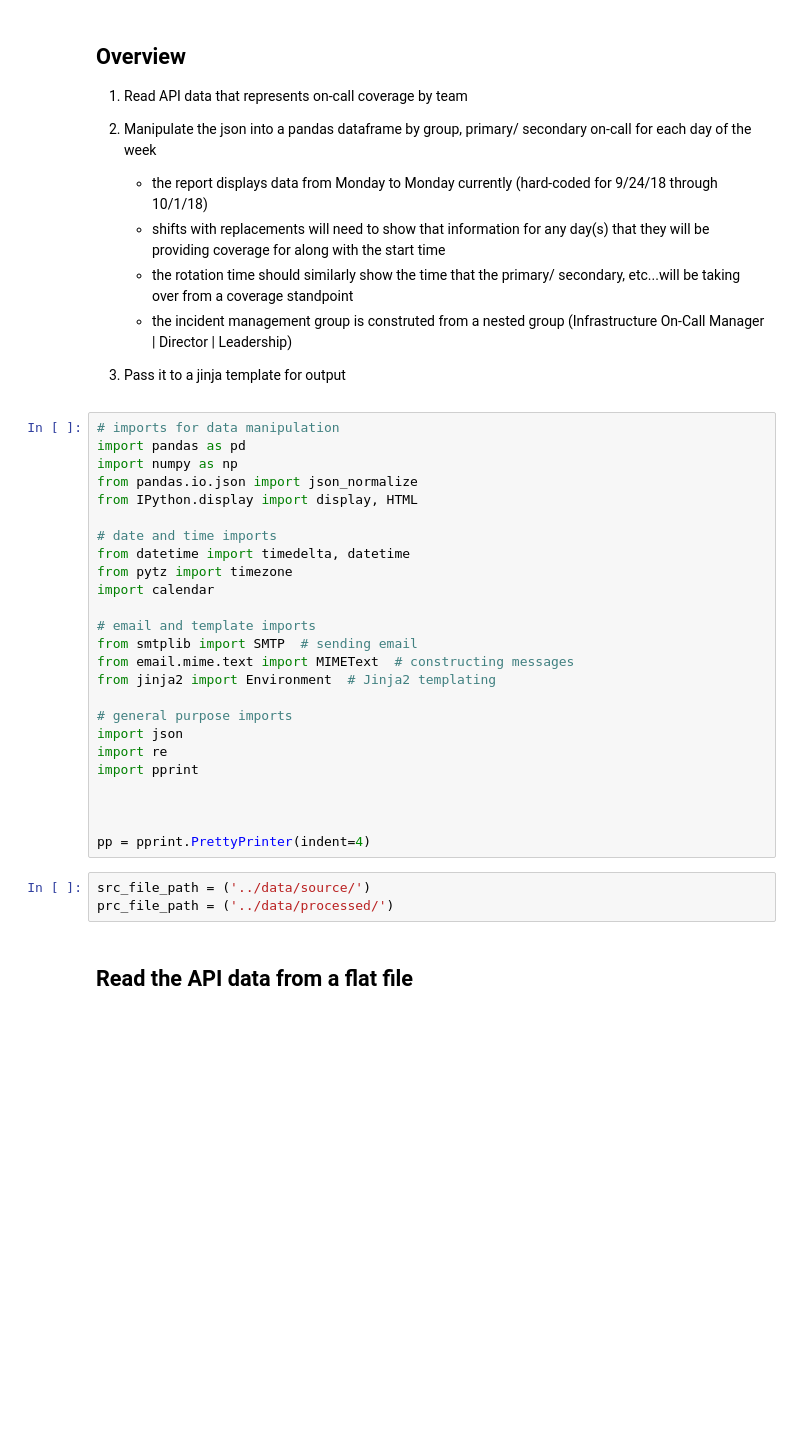
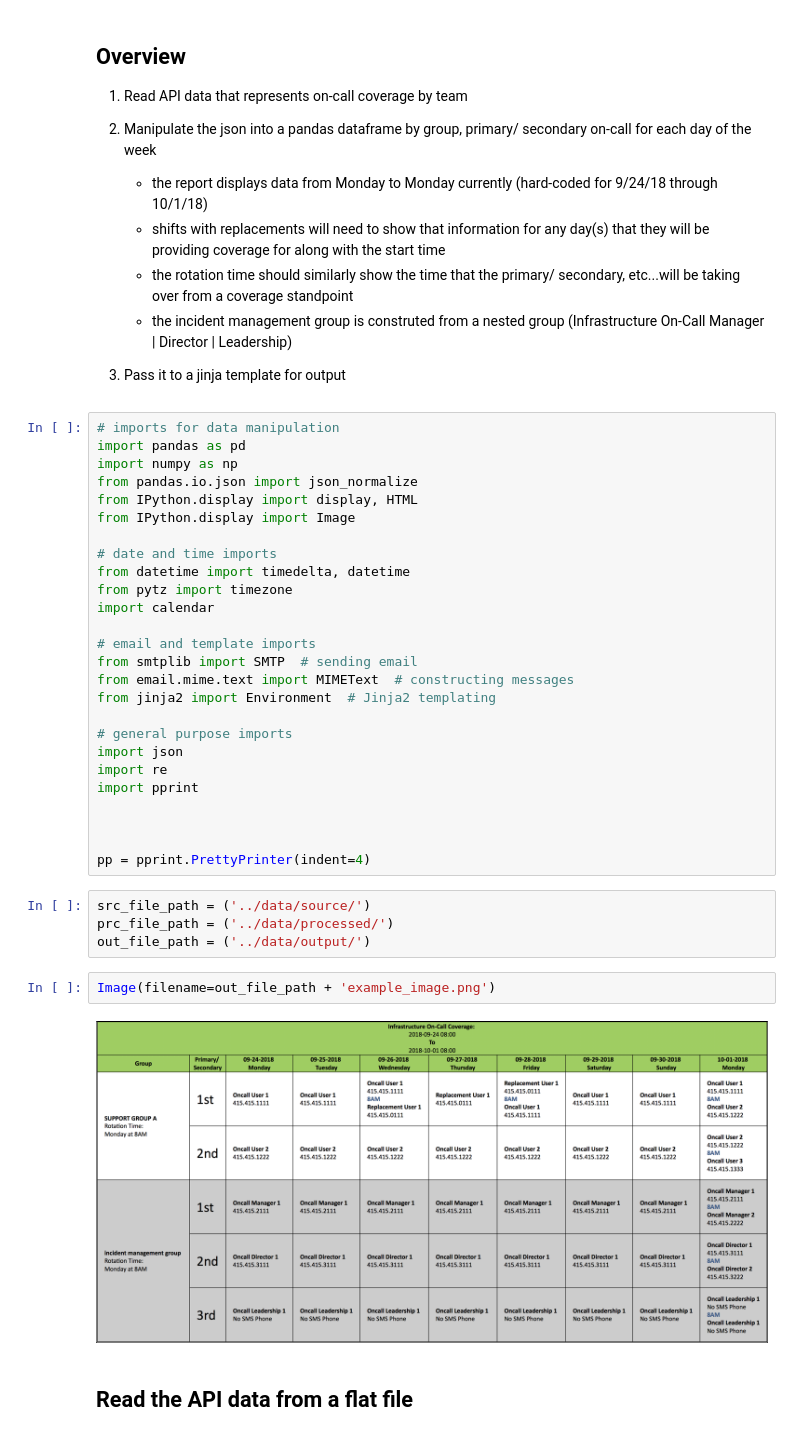
Before and after one commit to RobinsonCW/servicecenter, a Jupyter notebook: scripts/python/jupyter/xmatters/oncall_report_analysis/notebooks/oncall_report_analysis.ipynb, the cells around one changed output. Drawn from its saved outputs; the diff is of its cells as text; blank space fills up the shorter version.

Commit message:
add example image within notebook

```diff
--- a/scripts/python/jupyter/xmatters/oncall_report_analysis/notebooks/oncall_report_analysis.ipynb
+++ b/scripts/python/jupyter/xmatters/oncall_report_analysis/notebooks/oncall_report_analysis.ipynb
@@ -18,6 +18,7 @@ import pandas as pd
 import numpy as np
 from pandas.io.json import json_normalize
 from IPython.display import display, HTML
+from IPython.display import Image
 
 # date and time imports
 from datetime import timedelta, datetime
@@ -40,6 +41,11 @@ pp = pprint.PrettyPrinter(indent=4)
 # %%
 src_file_path = ('../data/source/')
 prc_file_path = ('../data/processed/')
+out_file_path = ('../data/output/')
+# %%
+Image(filename=out_file_path + 'example_image.png')
+# %% [output]
+[figure, added]
 # %% [markdown]
 ## Read the API data from a flat file
 # %%
```
Also changed, not shown: parts of 1 cell of this notebook, 1 other file.
